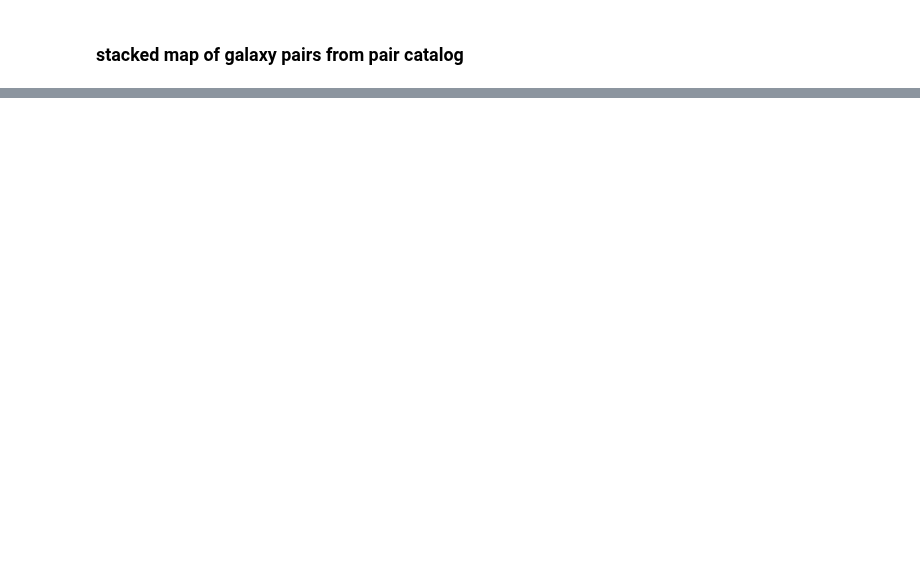
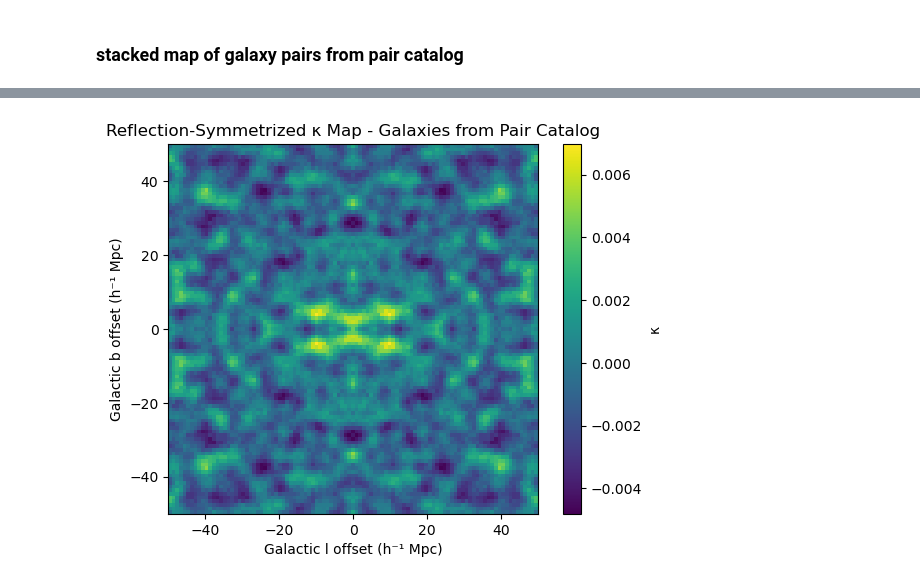
Before and after one commit to carolinewu327/astrophysics, a Jupyter notebook: stack_pairs_from_pair_catalog.ipynb, the cells around one changed output, grey strips where cells are left out. Saved outputs shown, nothing was run; the diff lists cells and outputs as text; code cells hidden in the pictures; blank space fills up the shorter version.

Commit message:
fixed bugs the Prof. Zheng mentioned, explored more ways of reflection symmetry

```diff
--- a/stack_pairs_from_pair_catalog.ipynb
+++ b/stack_pairs_from_pair_catalog.ipynb
@@ -142,0 +156,46 @@ radial_profile(kappa_sym, title="Radial Profile of Symmetrized κ Map", zoom=70)
+# %%
+def reflect_symmetrize_map(kappa_map):
+    """
+    Apply reflection symmetry: for every (x,y), average values at
+    (+/-x, +/-y) and assign the average to all four.
+    Assumes kappa_map is square with odd dimensions (so center is defined).
+    """
+    sym_map = np.copy(kappa_map)
+    n = kappa_map.shape[0]
+    center = n // 2  # integer index of the center pixel
+
+    for i in range(center + 1):       # only need to loop half
+        for j in range(center + 1):
+            # Offsets from the center
+            di, dj = i - center, j - center
+
+            # Four symmetric positions
+            coords = [
+                (center + di, center + dj),
+                (center - di, center + dj),
+                (center + di, center - dj),
+                (center - di, center - dj),
+            ]
+
+            # Extract values
+            vals = [kappa_map[x, y] for x, y in coords]
+
+            # Compute mean
+            avg_val = np.mean(vals)
+
+            # Assign average back
+            for x, y in coords:
+                sym_map[x, y] = avg_val
+
+    return sym_map
+# %%
+# --- Plot symmetrized map (reflection symmetry) ---
+kappa_sym = reflect_symmetrize_map(kappa_stack_mean)
+plt.imshow(kappa_sym, origin='lower', extent=extent, cmap='viridis')
+plt.colorbar(label='κ')
+plt.xlabel("Galactic l offset (h⁻¹ Mpc)")
+plt.ylabel("Galactic b offset (h⁻¹ Mpc)")
+plt.title("Reflection-Symmetrized κ Map - Galaxies from Pair Catalog")
+plt.show()
+# %% [output]
+[figure, added]
```
Also changed, not shown: parts of 7 cells of this notebook, 4 other files.
